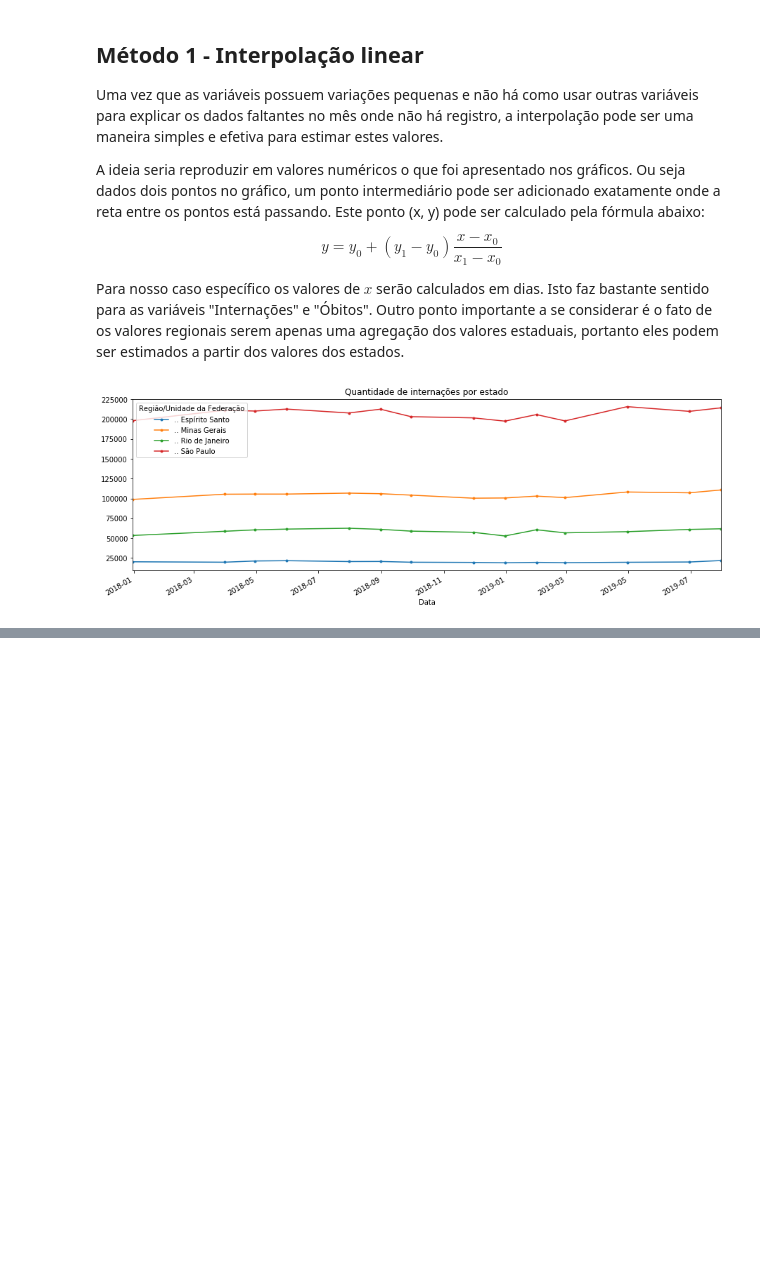
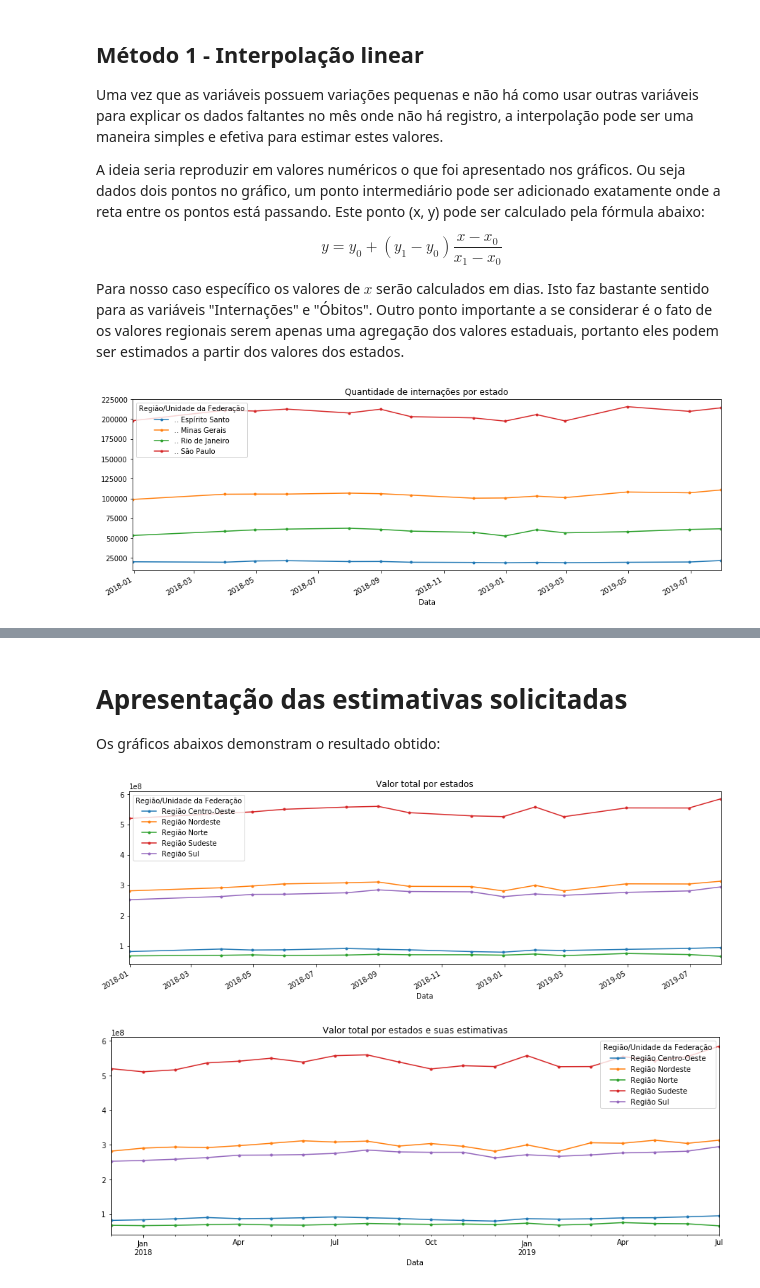
Before and after one commit to aronifanger/challenges, a Jupyter notebook: Internações SUS.ipynb, the cells around one changed output, grey strips where cells are left out. Drawn from its saved outputs; the diff is of its cells as text; code cells hidden in the pictures; blank space fills up the shorter version.

```diff
--- a/Internações SUS.ipynb
+++ b/Internações SUS.ipynb
@@ -227,0 +346,12 @@ new_dataset[new_dataset["Região/Unidade da Federação"] == sudeste[0]]
+# %%
+X = cases_df[["Internações", "Valor_serviços_profissionais"]].values
+y = cases_df["Valor_serviços_hospitalares"].values
+
+X_train, X_test, y_train, y_test = train_test_split(X, y, test_size=0.33, random_state=42)
+
+regr_servh = ElasticNet(random_state=0)
+regr_servh.fit(X_train,y_train)
+
+
+print(r2_score(y_train, regr_servh.predict(X_train), sample_weight=None, multioutput="uniform_average"))
+print(r2_score(y_test, regr_servh.predict(X_test), sample_weight=None, multioutput="uniform_average"))
@@ -227,0 +365,12 @@ new_dataset[new_dataset["Região/Unidade da Federação"] == sudeste[0]]
+# %%
+X = cases_df[["Internações"]].values
+y = cases_df["AIH_aprovadas"].values
+
+X_train, X_test, y_train, y_test = train_test_split(X, y, test_size=0.33, random_state=42)
+
+regr_aih = ElasticNet(random_state=0)
+regr_aih.fit(X_train,y_train)
+
+
+print(r2_score(y_train, regr_aih.predict(X_train), sample_weight=None, multioutput="uniform_average"))
+print(r2_score(y_test, regr_aih.predict(X_test), sample_weight=None, multioutput="uniform_average"))
@@ -227,0 +382,4 @@ new_dataset[new_dataset["Região/Unidade da Federação"] == sudeste[0]]
+# %%
+est_df["Valor_serviços_profissionais"] = regr_serv.predict(est_df[["Internações"]].values)
+est_df["Valor_serviços_hospitalares"] = regr_servh.predict(est_df[["Internações", "Valor_serviços_profissionais"]].values)
+est_df["AIH_aprovadas"] = regr_aih.predict(est_df[["Internações"]].values)
@@ -227,0 +390,20 @@ new_dataset[new_dataset["Região/Unidade da Federação"] == sudeste[0]]
+# %%
+est_df["Valor_total"] = est_df["Valor_médio_AIH"] * est_df["AIH_aprovadas"]
+# %% [markdown]
+# Apresentação das estimativas solicitadas
+
+Os gráficos abaixos demonstram o resultado obtido:
+# %%
+new_dataset = pd.concat((cases_df, est_df), sort=False).sort_values(["Data", "Região/Unidade da Federação"]).reset_index(drop=True)
+ft_new = new_dataset["Região/Unidade da Federação"].map(lambda x: x[:6] == "Região")
+
+ft = cases_df["Região/Unidade da Federação"].map(lambda x: x[:6] == "Região")
+
+ax = pd.pivot_table(cases_df[ft], values="Valor_total", index="Data", columns="Região/Unidade da Federação")\
+       .plot(figsize=(15,5), title="Valor total por estados", style='.-')
+
+ax = pd.pivot_table(new_dataset[ft_new], values="Valor_total", index="Data", columns="Região/Unidade da Federação")\
+       .plot(figsize=(15,5), title="Valor total por estados e suas estimativas", style='.-')
+# %% [output]
+[figure, added]
+[figure, added]
```
Also changed, not shown: parts of 22 cells of this notebook.
